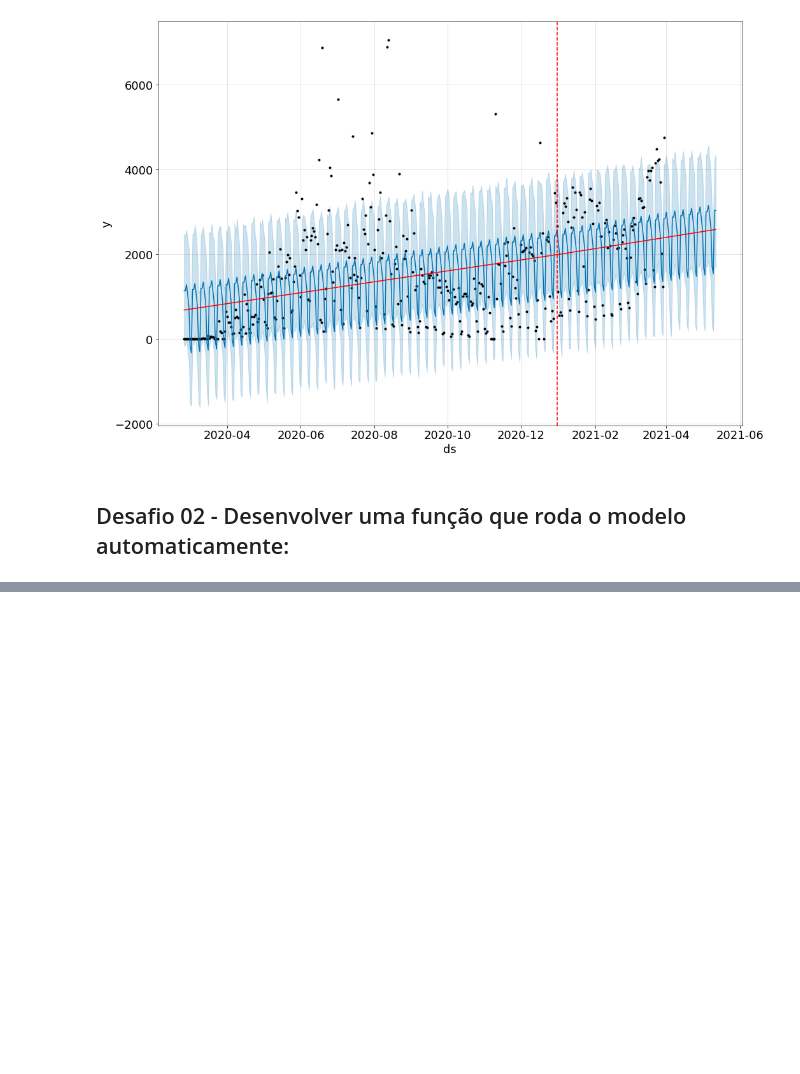
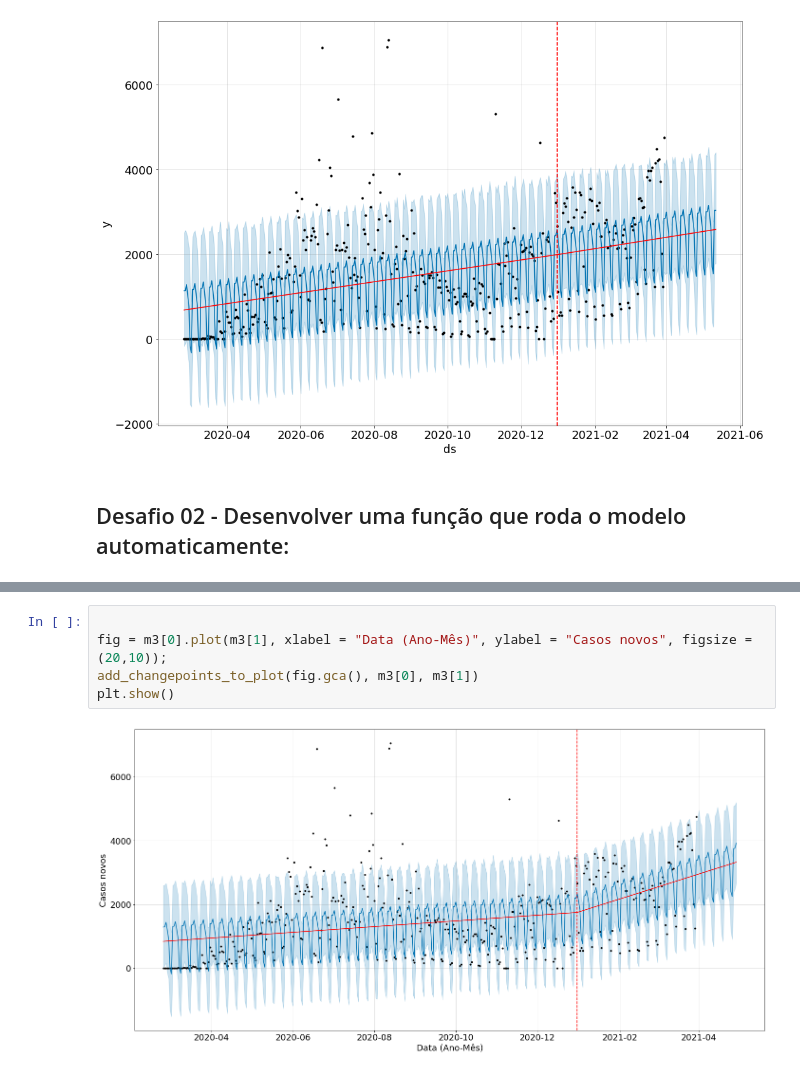
Before and after one commit to RPGraciotti/BootCampAlura, a Jupyter notebook: Modulo_3/Aula_3_mudanca_de_tendencia.ipynb, the cells around one changed output, grey strips where cells are left out. Drawn from its saved outputs; the diff is of its cells as text; blank space fills up the shorter version.

```diff
--- a/Modulo_3/Aula_3_mudanca_de_tendencia.ipynb
+++ b/Modulo_3/Aula_3_mudanca_de_tendencia.ipynb
@@ -138,0 +177,7 @@ previsao5 = m5.predict(df_futuro5)
+# %%
+
+fig = m3[0].plot(m3[1], xlabel = "Data (Ano-Mês)", ylabel = "Casos novos", figsize = (20,10));
+add_changepoints_to_plot(fig.gca(), m3[0], m3[1])
+plt.show()
+# %% [output]
+[figure, added]
```
Also changed, not shown: parts of 11 cells of this notebook.
